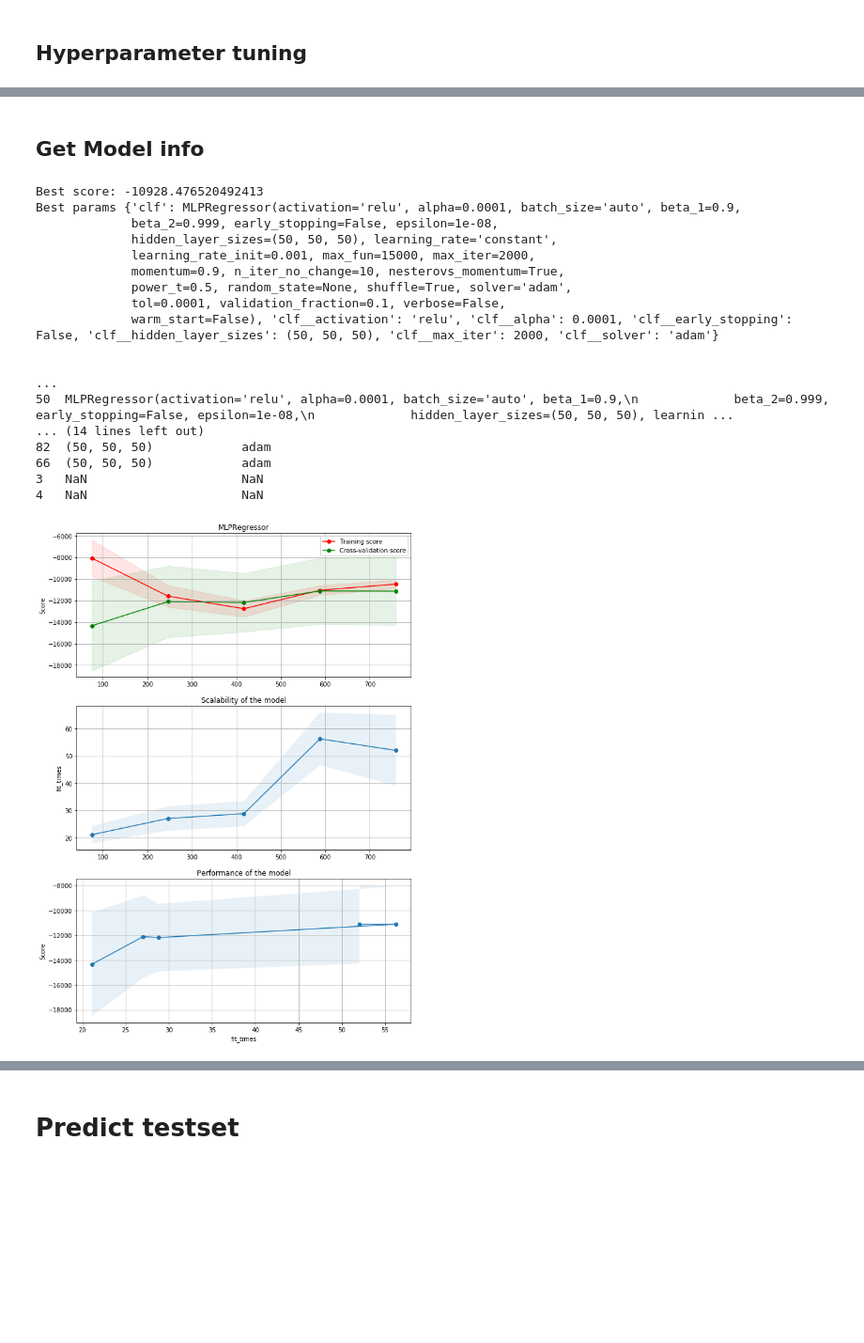
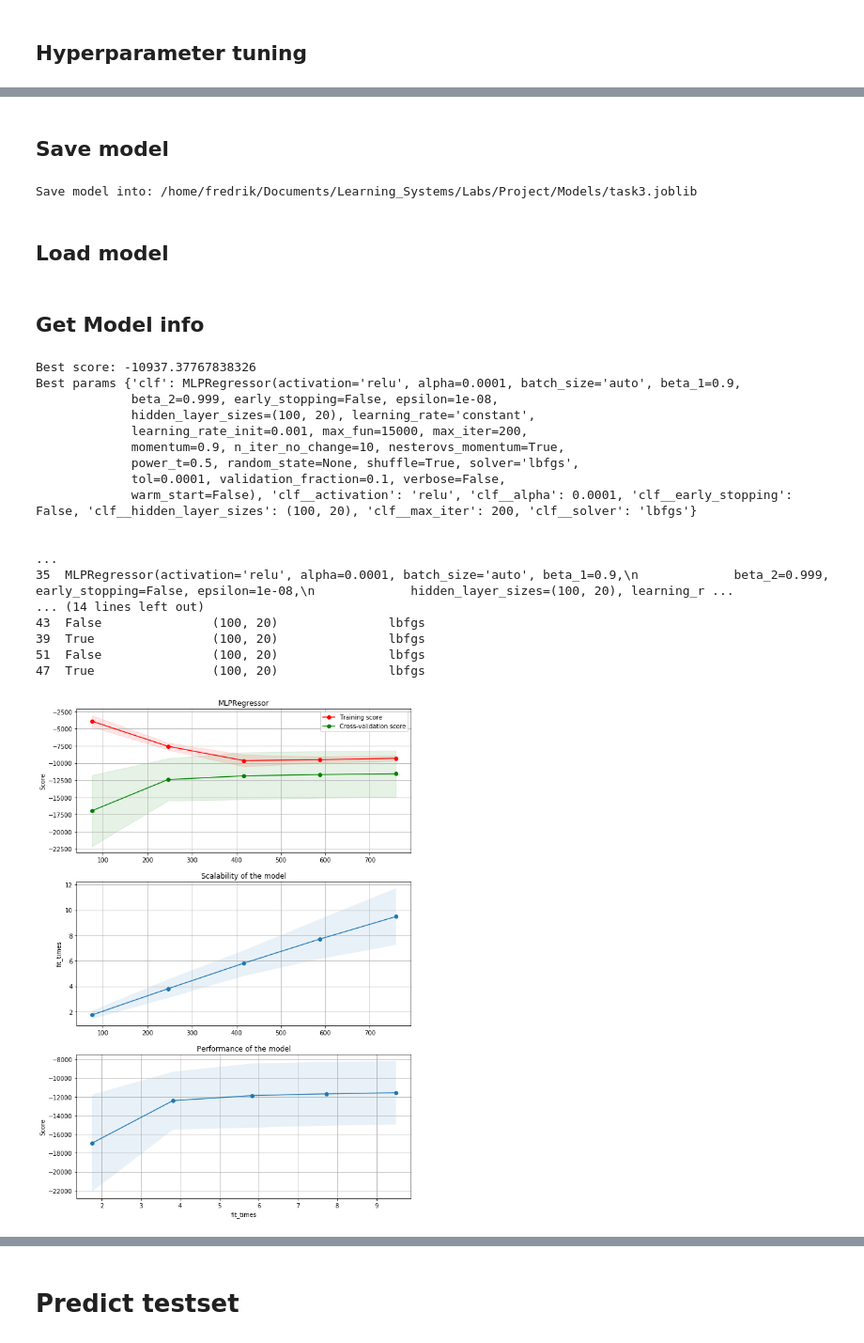
Before and after one commit to FredrikM97/Learning_systems, a Jupyter notebook: Labs/Project/task3.ipynb, the cells around one changed output, grey strips where cells are left out. Shown at 94% size. Cells and saved outputs as stored; diff of their text form; code cells hidden in the pictures; blank space fills up the shorter version.

```diff
--- a/Labs/Project/task3.ipynb
+++ b/Labs/Project/task3.ipynb
@@ -19,10 +22,13 @@ from sklearn.neural_network import MLPRegressor
 pd.set_option('display.max_colwidth',-1)
 import sys
 np.set_printoptions(threshold=sys.maxsize)
+filterwarnings('ignore')
 
 k=10 # Define k for crossvalidation
 seed = 42 # Seed to use
 feature_tot = 0 # Total selected features -> Start at 0 before PCA
+taskname = "task3"
+filedir = "/home/fredrik/Documents/Learning_Systems/Labs/Project/"
 
 scoring='neg_mean_squared_error' # Scoring method for GridsearchCV
 score_function = f_regression # Score function for Feature selection
@@ -41,19 +47,23 @@ param_grid = [
     },{
         'clf':[Lasso(random_state=seed)],
         'clf__alpha':[0.1,1.0,2.0,5.0],
-        'clf__max_iter':[100,1000,5000,10000],
+        'clf__max_iter':[100,1000,5000],
 
     },{
         'clf':[ElasticNet(random_state=seed)],
         'clf__alpha':[0.1,1.0,2.0,5.0],
-        'clf__max_iter':[100,1000,5000,10000],
+        'clf__max_iter':[100,1000,5000],
+    },{
+        'clf':[RandomForestRegressor(random_state=seed)],
+        'clf__n_estimators':[100,150,200],
+
     },{
         'clf':[MLPRegressor()],
-        'clf__hidden_layer_sizes':[(100,),(50,50,50)],
+        'clf__hidden_layer_sizes':[(100,20)],
         'clf__activation':['relu'],
-        'clf__solver':['adam'],
+        'clf__solver':['adam', 'lbfgs'],
         'clf__alpha':[0.0001,0.001,0.1],
-        'clf__max_iter':[200,100,50,2000],
+        'clf__max_iter':[200,400],
         'clf__early_stopping':[True, False]
     }
 ]
@@ -116,6 +126,6 @@ plot_top_features(feature_tot,pca_input)
 # Feature selection
 Extract top features above depending on PCA
 # %%
-input_train_fs, input_test_fs = feature_selection(score_function, input_train, target_train, input_test, feature_tot=feature_tot)
+input_train_fs, input_test_fs = feature_selection(score_function, input_train, target_train, input_test, filedir=filedir, taskname=taskname, feature_tot=feature_tot)
 # %% [output]
 (844, 15)
@@ -134,26 +149,37 @@ Fitting 10 folds for each of 83 candidates, totalling 830 fits
+# %% [markdown]
+## Save model
+# %%
+save_model(grid, filedir=filedir, taskname=taskname)
+# %% [output]
+Save model into: /home/fredrik/Documents/Learning_Systems/Labs/Project/Models/task3.joblib
+# %% [markdown]
+## Load model
+# %%
+if not grid:
+    grid = load_model(filedir=filedir, taskname=taskname)
 # %% [markdown]
 ## Get Model info
 # %%
 get_model_info(grid)
 # %% [output]
-Best score: -10928.476520492413
+Best score: -10937.37767838326
 Best params {'clf': MLPRegressor(activation='relu', alpha=0.0001, batch_size='auto', beta_1=0.9,
              beta_2=0.999, early_stopping=False, epsilon=1e-08,
-             hidden_layer_sizes=(50, 50, 50), learning_rate='constant',
-             learning_rate_init=0.001, max_fun=15000, max_iter=2000,
+             hidden_layer_sizes=(100, 20), learning_rate='constant',
+             learning_rate_init=0.001, max_fun=15000, max_iter=200,
              momentum=0.9, n_iter_no_change=10, nesterovs_momentum=True,
-             power_t=0.5, random_state=None, shuffle=True, solver='adam',
+             power_t=0.5, random_state=None, shuffle=True, solver='lbfgs',
              tol=0.0001, validation_fraction=0.1, verbose=False,
-             warm_start=False), 'clf__activation': 'relu', 'clf__alpha': 0.0001, 'clf__early_stopping': False, 'clf__hidden_layer_sizes': (50, 50, 50), 'clf__max_iter': 2000, 'clf__solver': 'adam'}
+             warm_start=False), 'clf__activation': 'relu', 'clf__alpha': 0.0001, 'clf__early_stopping': False, 'clf__hidden_layer_sizes': (100, 20), 'clf__max_iter': 200, 'clf__solver': 'lbfgs'}
 
                                                                                                                                                                                                          ...
-50  MLPRegressor(activation='relu', alpha=0.0001, batch_size='auto', beta_1=0.9,\n             beta_2=0.999, early_stopping=False, epsilon=1e-08,\n             hidden_layer_sizes=(50, 50, 50), learnin ...
+35  MLPRegressor(activation='relu', alpha=0.0001, batch_size='auto', beta_1=0.9,\n             beta_2=0.999, early_stopping=False, epsilon=1e-08,\n             hidden_layer_sizes=(100, 20), learning_r ...
 ... (14 lines left out)
-82  (50, 50, 50)            adam
-66  (50, 50, 50)            adam
-3   NaN                     NaN
-4   NaN                     NaN
+43  False               (100, 20)               lbfgs
+39  True                (100, 20)               lbfgs
+51  False               (100, 20)               lbfgs
+47  True                (100, 20)               lbfgs
 # %%
-validate_curve(grid, input_train_fs, target_train,scoring=scoring, k=k)
+validate_curve(grid, input_train_fs, target_train,filedir=filedir, taskname=taskname, scoring=scoring, k=k)
 # %% [output]
-[figure, old version]
+[figure, new version]
```
Also changed, not shown: parts of 9 cells of this notebook, 43 other files.
